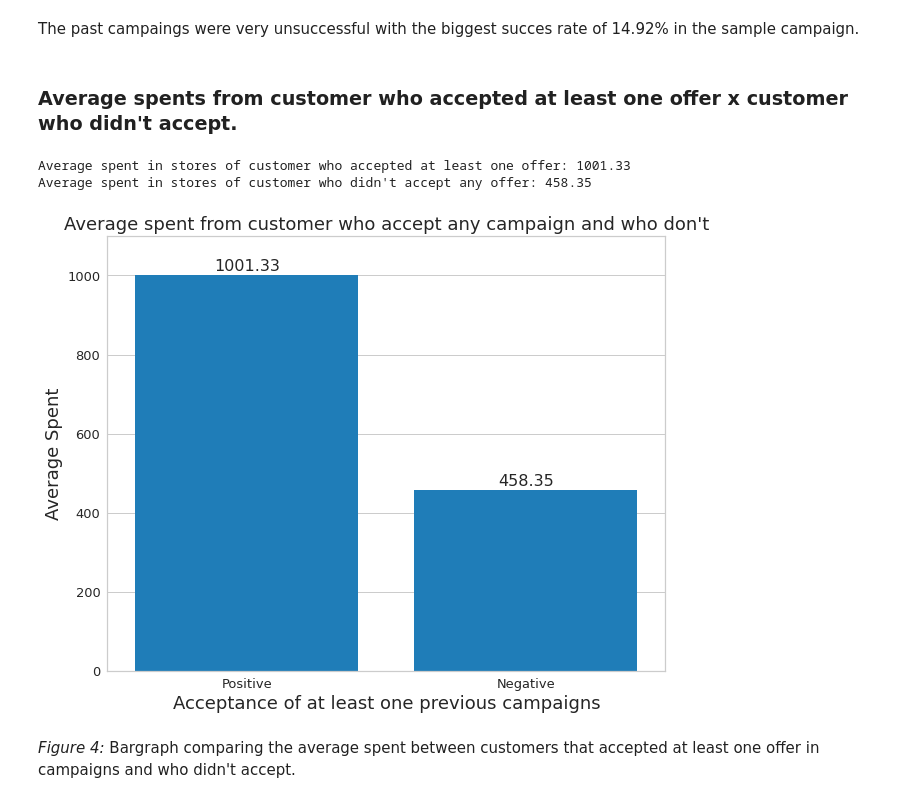
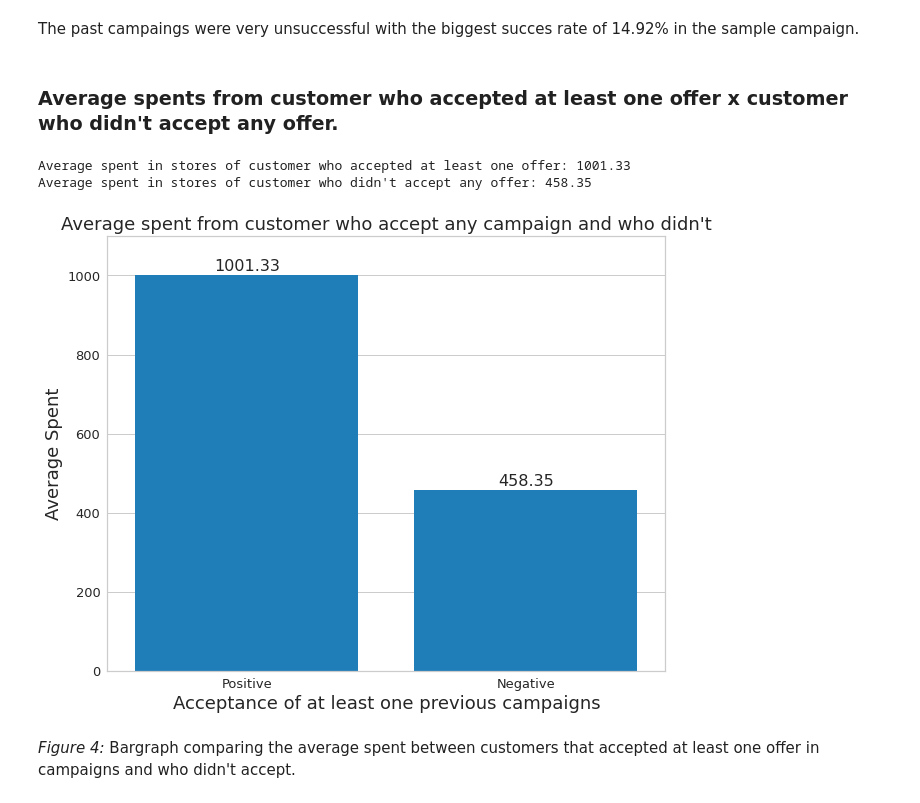
Before and after one commit to fpmacedo/ifood_data_analyst_test, a Jupyter notebook: Marketing Campaign Analysis - iFood CRM Data Analyst Case.ipynb, the cells around one changed output. Cells and saved outputs as stored; diff of their text form; code cells hidden in the pictures.

```diff
--- a/Marketing Campaign Analysis - iFood CRM Data Analyst Case.ipynb
+++ b/Marketing Campaign Analysis - iFood CRM Data Analyst Case.ipynb
@@ -348,7 +333,7 @@ barplot_graph(campaign_rate_df['Camp_name'],campaign_rate_df['Camp_Rate'], campa
 # %% [markdown]
 The past campaings were very unsuccessful with the biggest succes rate of 14.92% in the sample campaign.
 # %% [markdown]
-### Average spents from customer who accepted at least one offer x customer who didn't accept.
+### Average spents from customer who accepted at least one offer x customer who didn't accept any offer.
 # %%
 average_accept = raw_ifood_df[raw_ifood_df['Pos_response']>0]
 average_neg = raw_ifood_df[raw_ifood_df['Pos_response']==0]
@@ -364,9 +349,9 @@ Average spent in stores of customer who accepted at least one offer: 1001.33
 Average spent in stores of customer who didn't accept any offer: 458.35
 # %%
 barplot_graph(average_spent_df['Class'],average_spent_df['Avr_spent'],average_spent_df,'Average Spent',\
-              'Acceptance of at least one previous campaigns', 'Average spent from customer who accept any campaign and who don\'t',1100, 10,['#0583D2'])
+              'Acceptance of at least one previous campaigns', 'Average spent from customer who accept any campaign and who didn\'t',1100, 10,['#0583D2'])
 # %% [output]
-[figure, old version]
+[figure, new version]
 # %% [markdown]
 <i>Figure 4:</i> Bargraph comparing the average spent between customers that accepted at least one offer in campaigns and who didn't accept.
 # %% [markdown]
```
Also changed, not shown: parts of 62 cells of this notebook, 1 other file.
